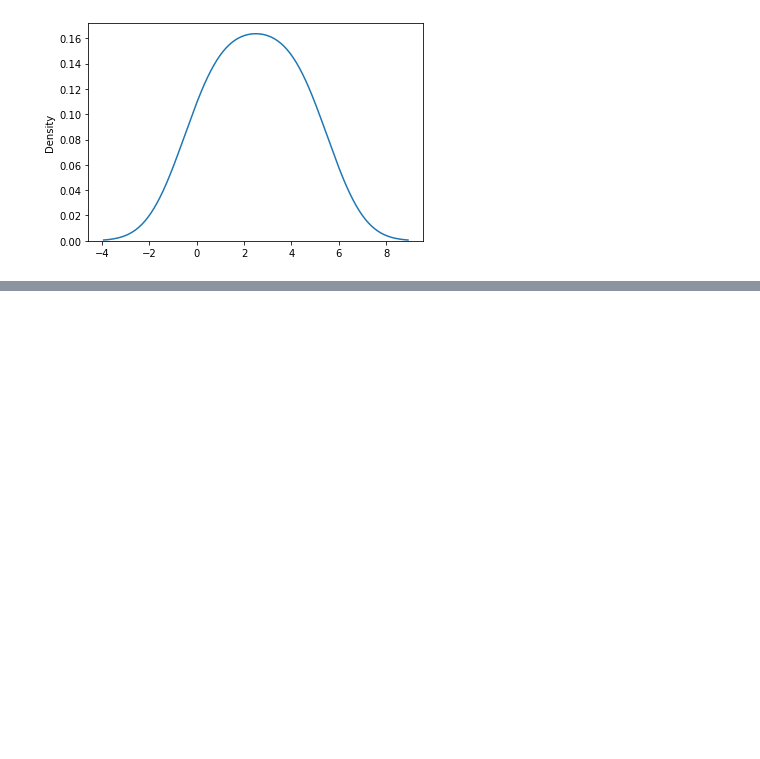
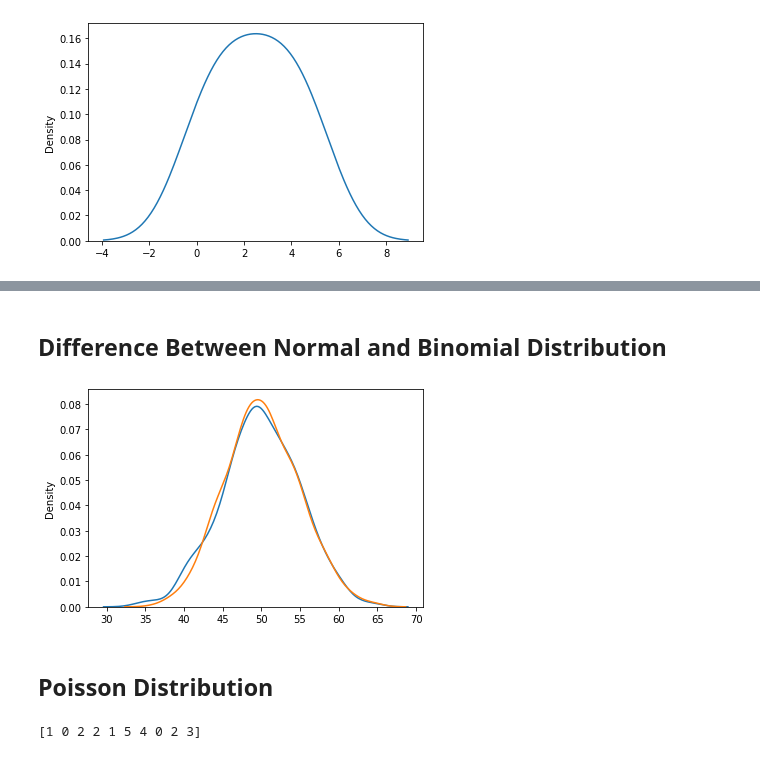
Before and after one commit to mausamadh/pythonprograms, a Jupyter notebook: learn_numpy/numpy_basics.ipynb, the cells around one changed output, grey strips where cells are left out. Drawn from its saved outputs; the diff is of its cells as text; code cells hidden in the pictures; blank space fills up the shorter version.

```diff
--- a/learn_numpy/numpy_basics.ipynb
+++ b/learn_numpy/numpy_basics.ipynb
@@ -797,0 +840,17 @@ plt.show()
+# %% [markdown]
+## Difference Between Normal and Binomial Distribution
+# %%
+sns.distplot(random.normal(loc=50, scale=5, size=1000), hist=False, label='normal')
+sns.distplot(random.binomial(n=100, p=0.5, size=1000), hist=False, label='binomial')
+
+plt.show()
+# %% [output]
+[figure, added]
+# %% [markdown]
+## Poisson Distribution
+# %%
+x = random.poisson(lam=2, size=10)
+
+print(x)
+# %% [output]
+[1 0 2 2 1 5 4 0 2 3]
```
Also changed, not shown: parts of 59 cells of this notebook.
